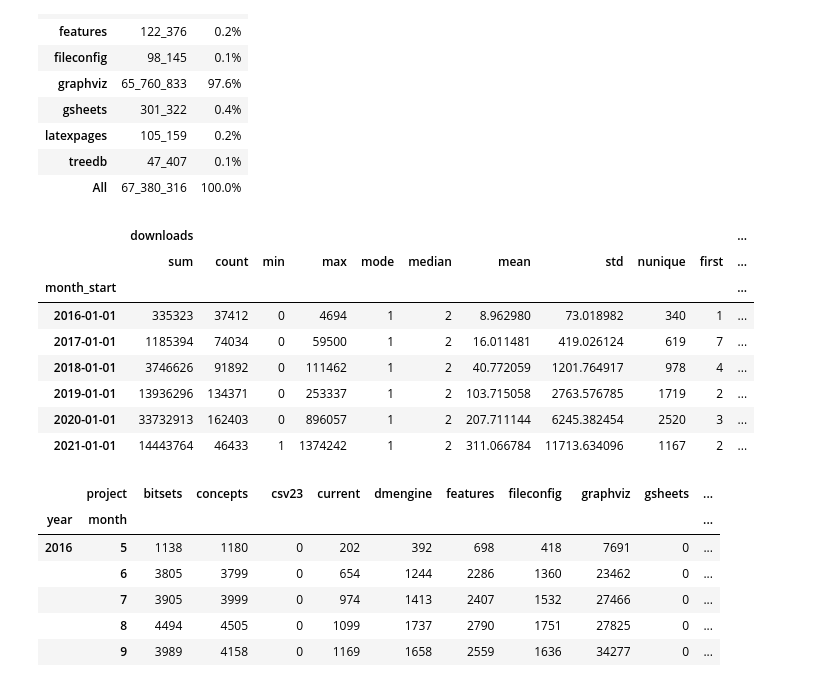
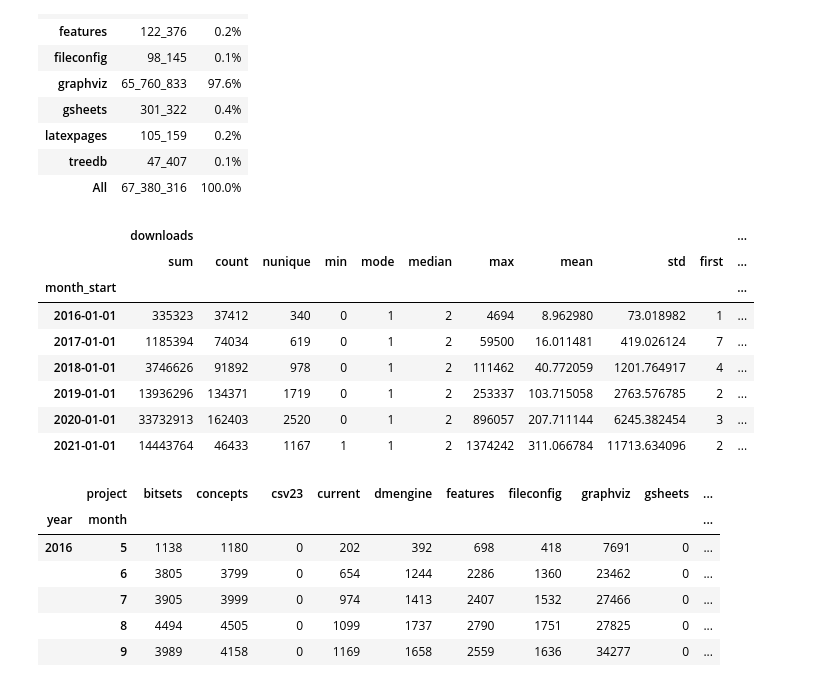
Before and after one commit to xflr6/notebooks, a Jupyter notebook: PyPI.ipynb, the cells around one changed output. Drawn from its saved outputs; the diff is of its cells as text; code cells hidden in the pictures.

```diff
--- a/PyPI.ipynb
+++ b/PyPI.ipynb
@@ -208,7 +208,7 @@ df['system'] = df['system'].astype(pd.CategoricalDtype(SYSTEM, ordered=True))
 
 df['python'] = df['python'].astype(pd.CategoricalDtype(PYTHON, ordered=True))
 
-df['month_start'] = pd.to_datetime(df[['year', 'month']].assign(day=1))
+df['month_start'] = pd.to_datetime(df[['year', 'month']].assign(day=1)).dt.to_period(freq='M')
 
 df['python_major'] = (df['python'].str.extract(r'^(\d+)\.\d+', expand=False)
                       .astype(pd.CategoricalDtype(PYTHON_MAJOR, ordered=True)))
@@ -279,22 +279,22 @@ memory usage: 48.0 MB
 | treedb | 47_407 | 0.1% |
 | All | 67_380_316 | 100.0% |
 # %%
-(df.set_index('month_start').resample('YS')
+(df.set_index(df['month_start'].dt.to_timestamp(), drop=True)
+ .resample('YS')
  .agg({'downloads': ['sum',
-                     'count', 'min', 'max', pd.Series.mode, 'median',
+                     'count', 'nunique', 'min', pd.Series.mode, 'median', 'max',
                      'mean', 'std',
-                     'nunique',
                      'first', 'last']}))
 # %% [output]
 |  | downloads |  |  |  |  |  |  |  |  |  | ... |
-|  | sum | count | min | max | mode | median | mean | std | nunique | first | ... |
+|  | sum | count | nunique | min | mode | median | max | mean | std | first | ... |
 | month_start |  |  |  |  |  |  |  |  |  |  | ... |
-| 2016-01-01 | 335323 | 37412 | 0 | 4694 | 1 | 2 | 8.962980 | 73.018982 | 340 | 1 | ... |
-| 2017-01-01 | 1185394 | 74034 | 0 | 59500 | 1 | 2 | 16.011481 | 419.026124 | 619 | 7 | ... |
-| 2018-01-01 | 3746626 | 91892 | 0 | 111462 | 1 | 2 | 40.772059 | 1201.764917 | 978 | 4 | ... |
-| 2019-01-01 | 13936296 | 134371 | 0 | 253337 | 1 | 2 | 103.715058 | 2763.576785 | 1719 | 2 | ... |
-| 2020-01-01 | 33732913 | 162403 | 0 | 896057 | 1 | 2 | 207.711144 | 6245.382454 | 2520 | 3 | ... |
-| 2021-01-01 | 14443764 | 46433 | 1 | 1374242 | 1 | 2 | 311.066784 | 11713.634096 | 1167 | 2 | ... |
+| 2016-01-01 | 335323 | 37412 | 340 | 0 | 1 | 2 | 4694 | 8.962980 | 73.018982 | 1 | ... |
+| 2017-01-01 | 1185394 | 74034 | 619 | 0 | 1 | 2 | 59500 | 16.011481 | 419.026124 | 7 | ... |
+| 2018-01-01 | 3746626 | 91892 | 978 | 0 | 1 | 2 | 111462 | 40.772059 | 1201.764917 | 4 | ... |
+| 2019-01-01 | 13936296 | 134371 | 1719 | 0 | 1 | 2 | 253337 | 103.715058 | 2763.576785 | 2 | ... |
+| 2020-01-01 | 33732913 | 162403 | 2520 | 0 | 1 | 2 | 896057 | 207.711144 | 6245.382454 | 3 | ... |
+| 2021-01-01 | 14443764 | 46433 | 1167 | 1 | 1 | 2 | 1374242 | 311.066784 | 11713.634096 | 2 | ... |
 # %%
 df.pivot_table(values='downloads', index=['year', 'month'], columns='project',
                aggfunc='sum', fill_value=0, margins=True)
```
Also changed, not shown: parts of 2 cells of this notebook.
